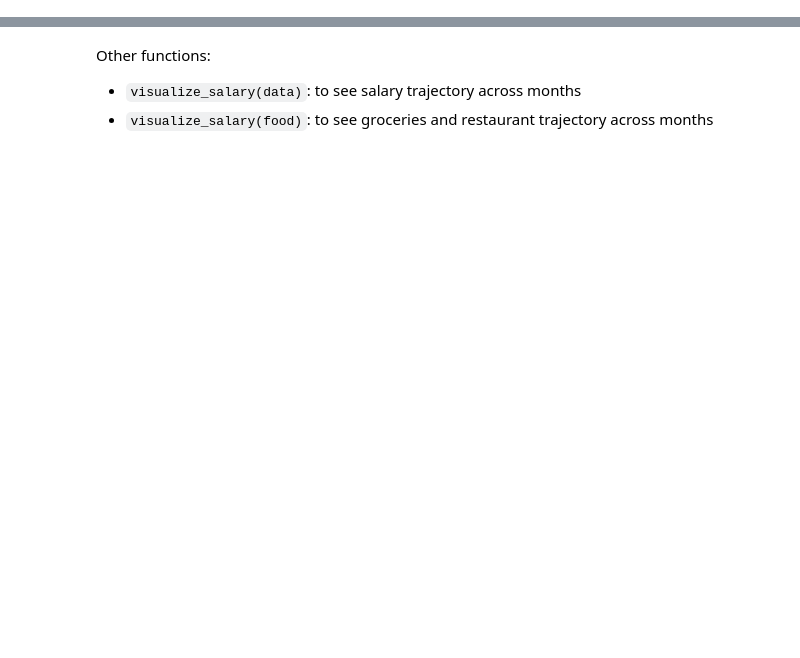
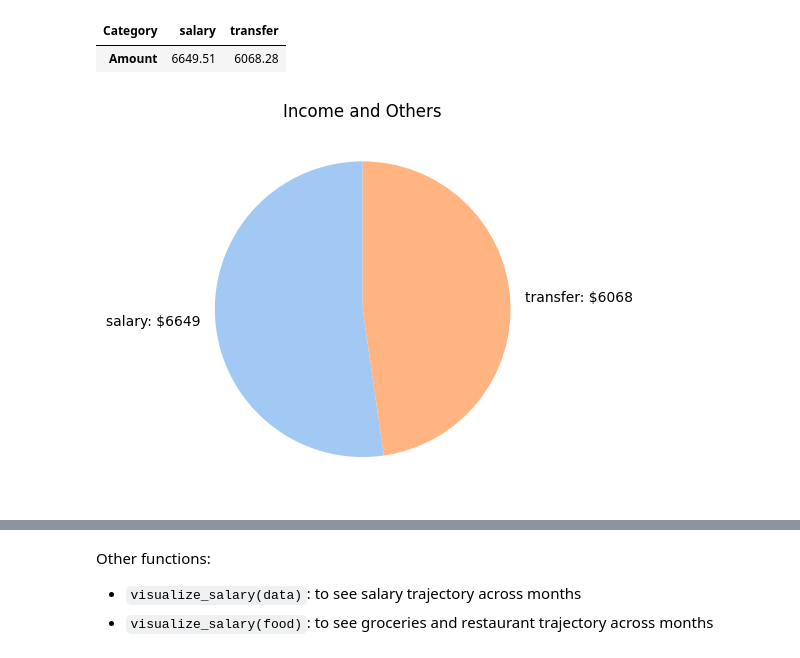
Before and after one commit to sachinksalim/personal_finance, a Jupyter notebook: analyse_data_usa.ipynb, the cells around one changed output, grey strips where cells are left out. Saved outputs shown, nothing was run; the diff lists cells and outputs as text; code cells hidden in the pictures; blank space fills up the shorter version.

Commit message:
added functionalities to udapte category

```diff
--- a/analyse_data_usa.ipynb
+++ b/analyse_data_usa.ipynb
@@ -79,4 +43,0 @@ relevant_expenses
-# %%
-all_expenses = data.pivot_table(values='Amount', index='Category', aggfunc='sum').squeeze().sort_values(ascending=False)
-relevant_expenses = all_expenses.drop(index=['salary', 'others', 'transfer'], errors='ignore') # , 'house'
-describe_pie(relevant_expenses)
@@ -103,0 +121,8 @@ visualize_gas(data)
+# %%
+income_and_others = pd.DataFrame(all_expenses).query("Category in ['salary', 'others', 'transfer']")
+display(income_and_others.T)
+plot_pie(income_and_others, "Income and Others")
+# %% [output]
+| Category | salary | transfer |
+| Amount | 6649.51 | 6068.28 |
+[figure, added]
```
Also changed, not shown: parts of 21 cells of this notebook, 15 other files.
